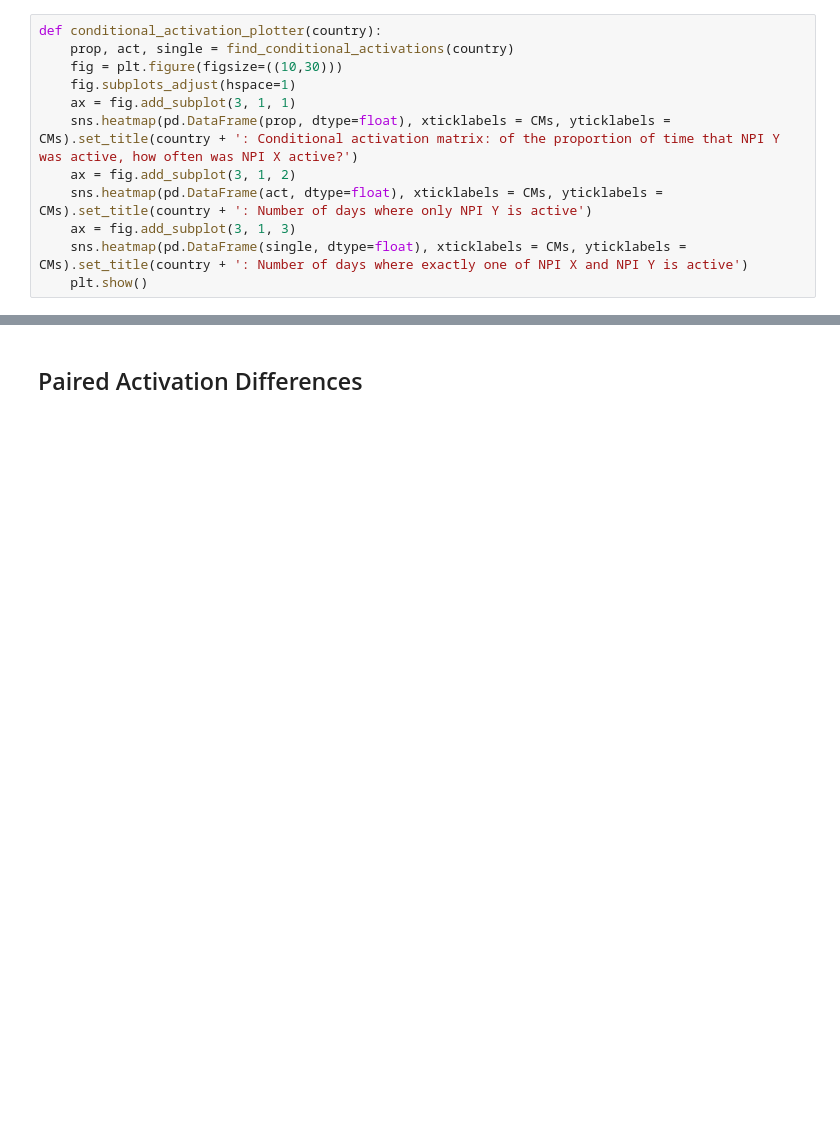
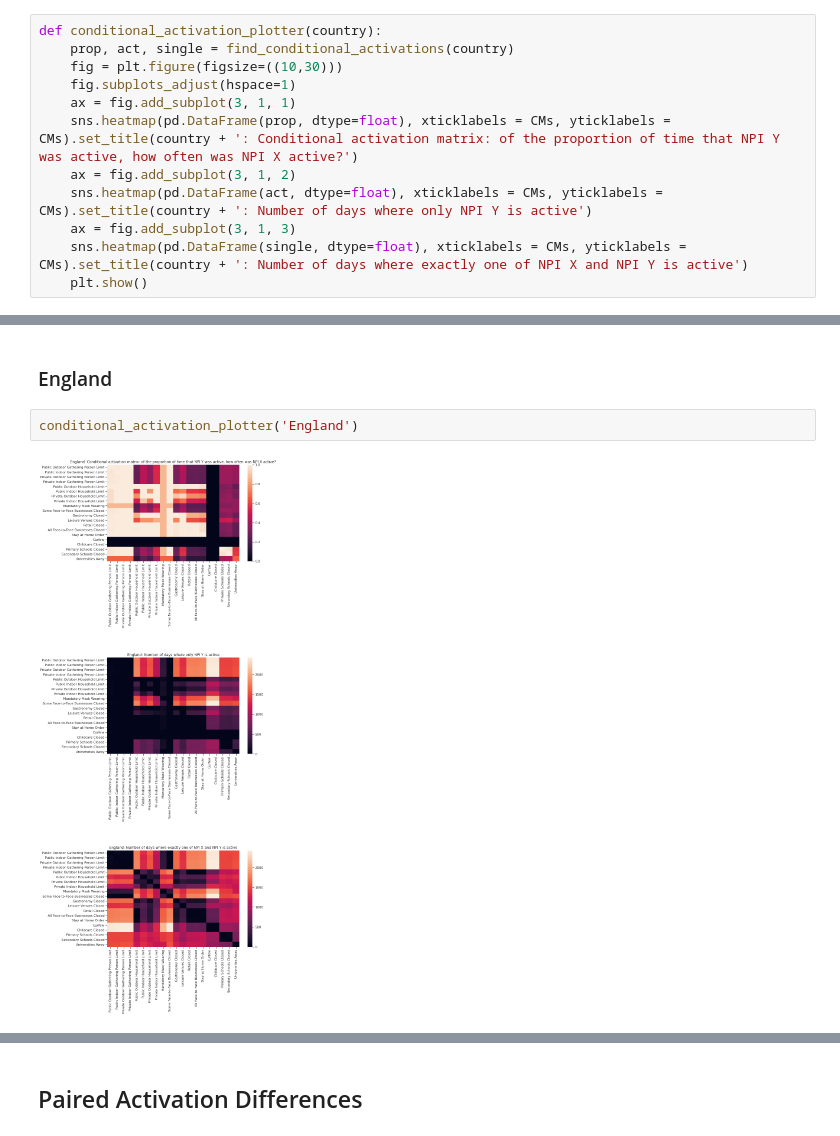
Before and after one commit to MrinankSharma/COVID19NPISecondWave, a Jupyter notebook: notebooks/exploratory_data_analysis.ipynb, the cells around one changed output, grey strips where cells are left out. Drawn from its saved outputs; the diff is of its cells as text; blank space fills up the shorter version.

```diff
--- a/notebooks/exploratory_data_analysis.ipynb
+++ b/notebooks/exploratory_data_analysis.ipynb
@@ -255,0 +239,6 @@ def conditional_activation_plotter(country):
+# %% [markdown]
+### England
+# %%
+conditional_activation_plotter('England')
+# %% [output]
+[figure, added]
```
Also changed, not shown: parts of 31 cells of this notebook.
